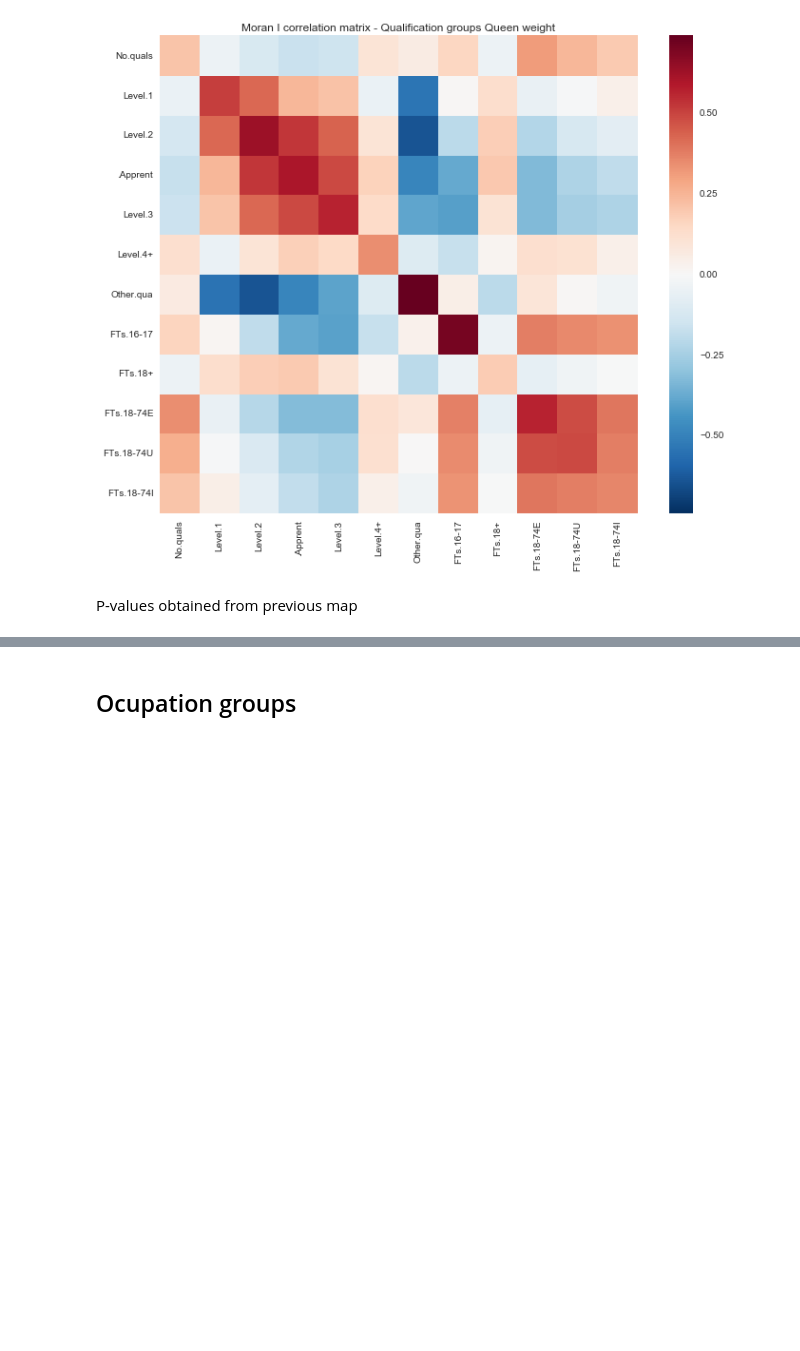
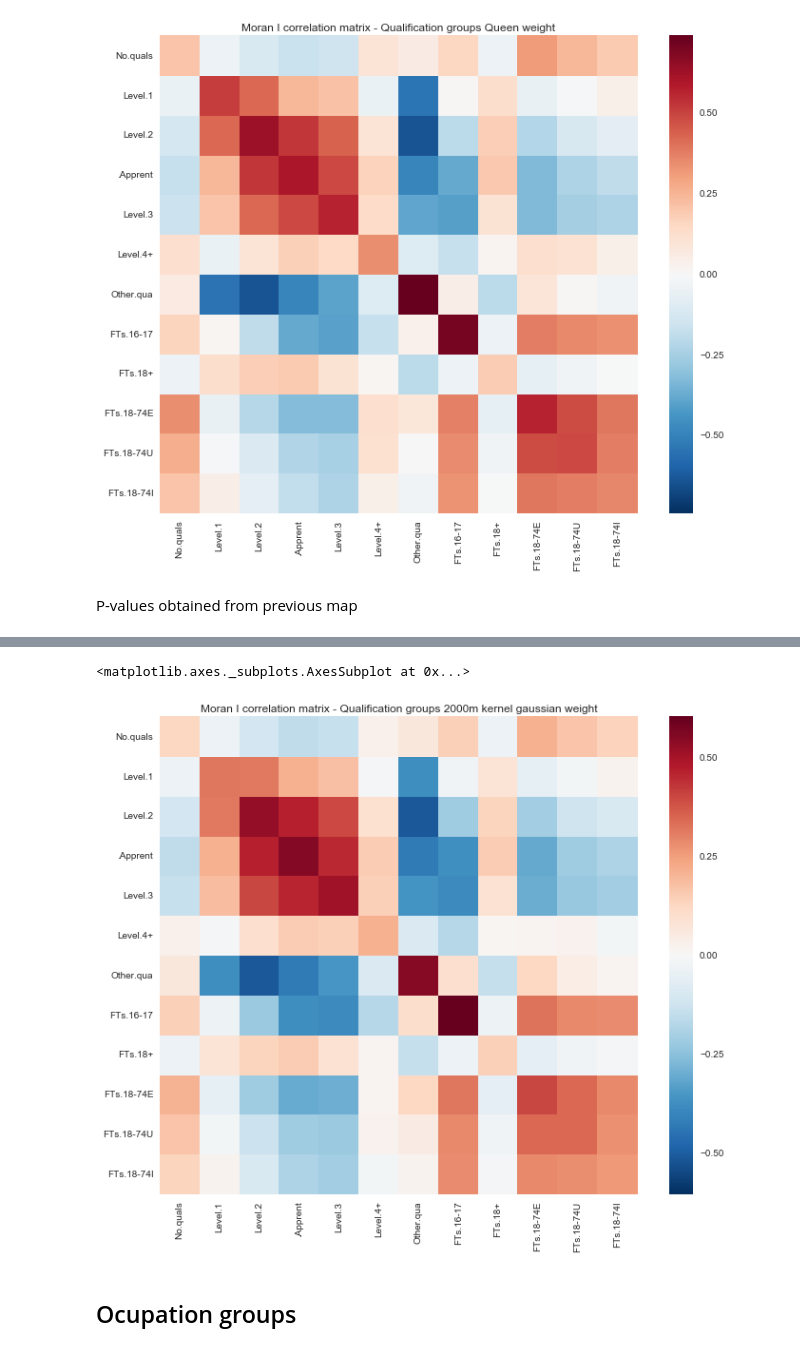
Before and after one commit to sandrofsousa/Resolution, a Jupyter notebook: Histograms - London.ipynb, the cells around one changed output, grey strips where cells are left out. Cells and saved outputs as stored; diff of their text form; code cells hidden in the pictures; blank space fills up the shorter version.

```diff
--- a/Histograms - London.ipynb
+++ b/Histograms - London.ipynb
@@ -587,6 +606,6 @@ sns.heatmap(dfmoran_quali_dist, square=True)
 # %%
 # Call main function to compute Moran and P-values qualification groups
-matrices_quali_dist2k = calc_moran_matrix(var_quali, weight_dist2k)
+matrices_quali_dist2k = calc_moran_matrix(var_quali, weight_dist2k, f1)
 # %%
 dfmoran_quali_dist2k = pd.DataFrame(matrices_quali_dist2k[0], columns=var_quali, index=var_quali)
 dfmoran_quali_dist2k
@@ -593,10 +626,13 @@ dfmoran_quali_dist2k
 # %%
 # Plot Heatmap based on  data frame - Proportions
 % matplotlib inline
 sns.set(context="notebook")
 f3, ax3 = plt.subplots(figsize=(12, 9))
 plt.title('Moran I correlation matrix - Qualification groups 2000m kernel gaussian weight')
-sns.heatmap(dfmoran_quali_dist, square=True)
+sns.heatmap(dfmoran_quali_dist2k, square=True)
+# %% [output]
+<matplotlib.axes._subplots.AxesSubplot at 0x...>
+[figure, added]
 # %% [markdown]
 ## Ocupation groups
 # %% [markdown]
```
Also changed, not shown: parts of 29 cells of this notebook, 1 other file.
